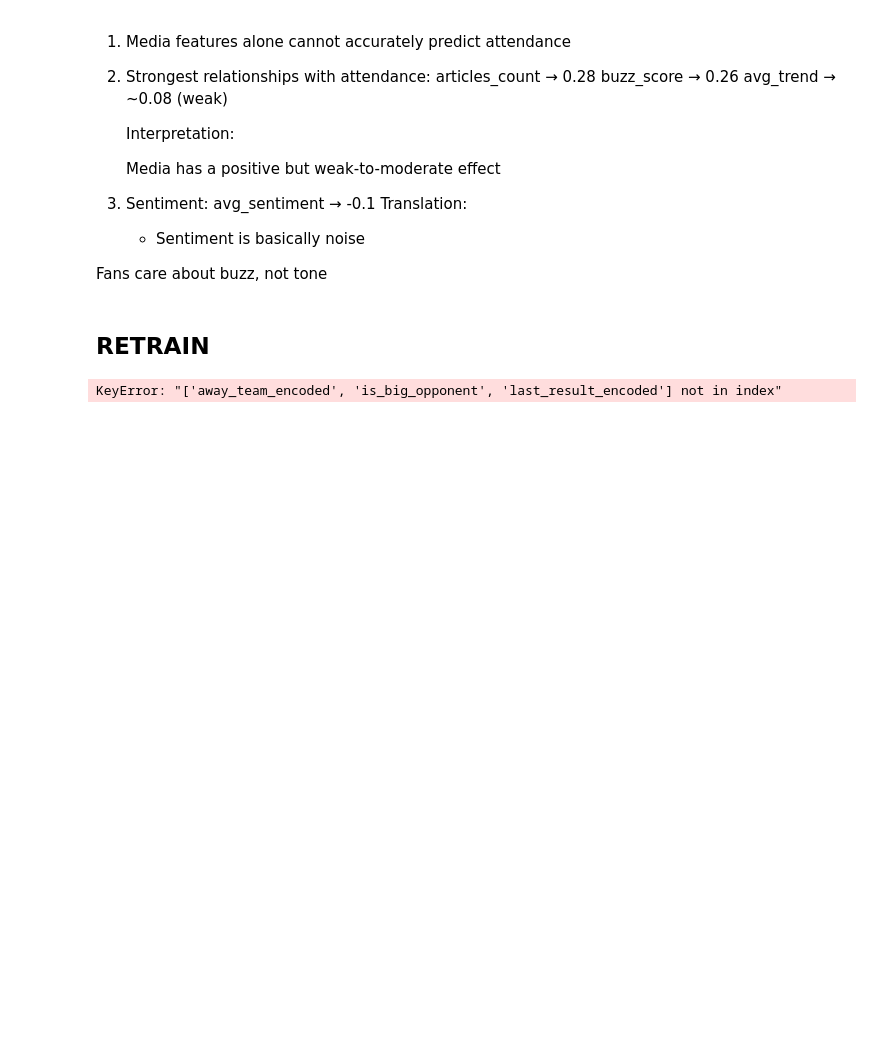
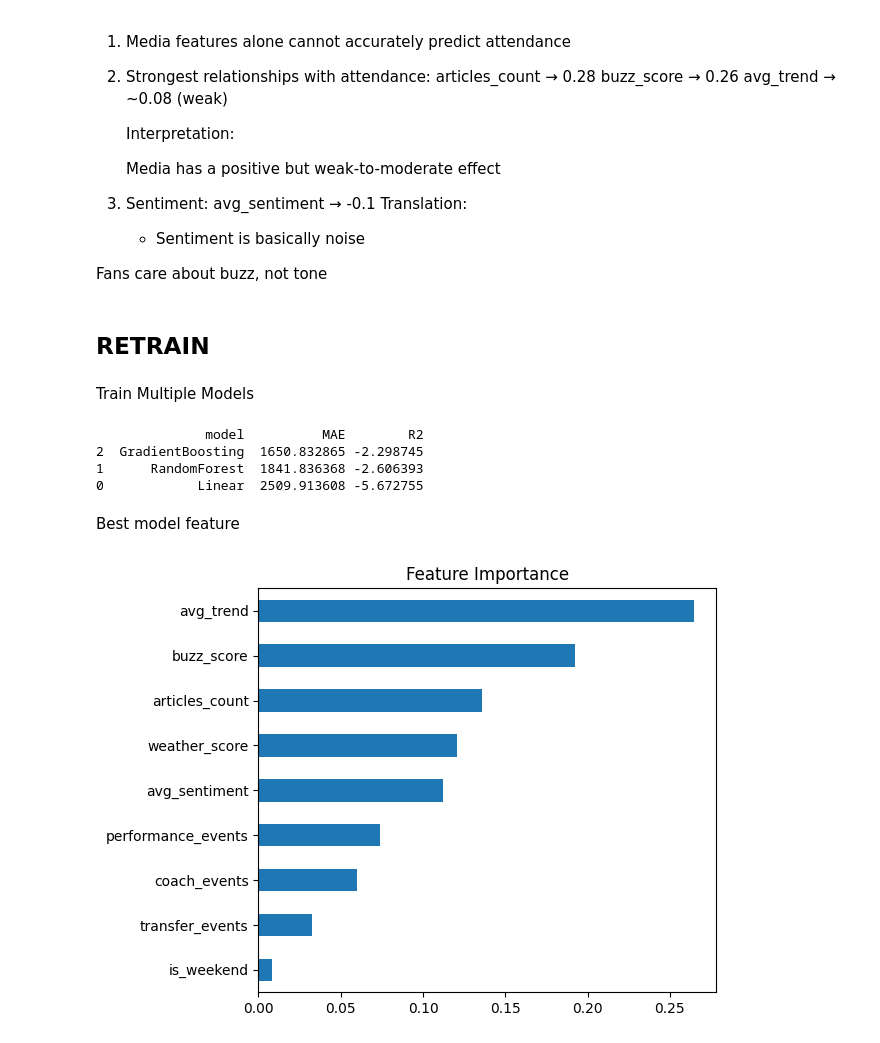
Before and after one commit to Eddy-Prime/OHL-Ai-project, a Jupyter notebook: notebooks/news.ipynb, the cells around one changed output. Saved outputs shown, nothing was run; the diff lists cells and outputs as text; code cells hidden in the pictures; blank space fills up the shorter version.

Commit message:
retrained the models

```diff
--- a/notebooks/news.ipynb
+++ b/notebooks/news.ipynb
@@ -330,29 +330,26 @@ Fans care about buzz, not tone
 # %% [markdown]
 ## RETRAIN
 # %%
-FEATURES = [
+features = [
     # Opponent
     "away_team_encoded",
     "is_big_opponent",
-
-    # Sporting
     "last_result_encoded",
 
     # Media
     "articles_count",
+    "buzz_score",
     "avg_trend",
-    "buzz_score",
+
+    # Sentiment
+    "avg_sentiment",
+
+    # Sporting noise
+    "coach_events",
+    "transfer_events",
+    "performance_events",
 
     # Context
     "is_weekend",
     "weather_score"
 ]
-
-TARGET = "attendance"
-
-df_model = df[FEATURES + [TARGET]].dropna()
-
-X = df_model[FEATURES]
-y = df_model[TARGET]
-# %% [output]
-KeyError: "['away_team_encoded', 'is_big_opponent', 'last_result_encoded'] not in index"
@@ -358,0 +361,48 @@ KeyError: "['away_team_encoded', 'is_big_opponent', 'last_result_encoded'] not i
+# %% [markdown]
+Train Multiple Models
+# %%
+from sklearn.linear_model import LinearRegression
+from sklearn.ensemble import RandomForestRegressor, GradientBoostingRegressor
+
+models = {
+    "Linear": LinearRegression(),
+    "RandomForest": RandomForestRegressor(n_estimators=300, max_depth=6, random_state=42),
+    "GradientBoosting": GradientBoostingRegressor(n_estimators=200, learning_rate=0.05, max_depth=3)
+}
+
+results = []
+
+for name, model in models.items():
+    model.fit(X_train, y_train)
+    preds = model.predict(X_test)
+
+    mae = mean_absolute_error(y_test, preds)
+    r2 = r2_score(y_test, preds)
+
+    results.append({
+        "model": name,
+        "MAE": mae,
+        "R2": r2
+    })
+
+results_df = pd.DataFrame(results)
+print(results_df.sort_values("R2", ascending=False))
+# %% [output]
+              model          MAE        R2
+2  GradientBoosting  1650.832865 -2.298745
+1      RandomForest  1841.836368 -2.606393
+0            Linear  2509.913608 -5.672755
+# %% [markdown]
+Best model feature
+# %%
+importances = pd.Series(
+    best_model.feature_importances_,
+    index=X.columns
+)
+
+importances.sort_values().plot(kind="barh")
+plt.title("Feature Importance")
+plt.tight_layout()
+plt.show()
+# %% [output]
+[figure, added]
```
Also changed, not shown: parts of 2 cells of this notebook.
